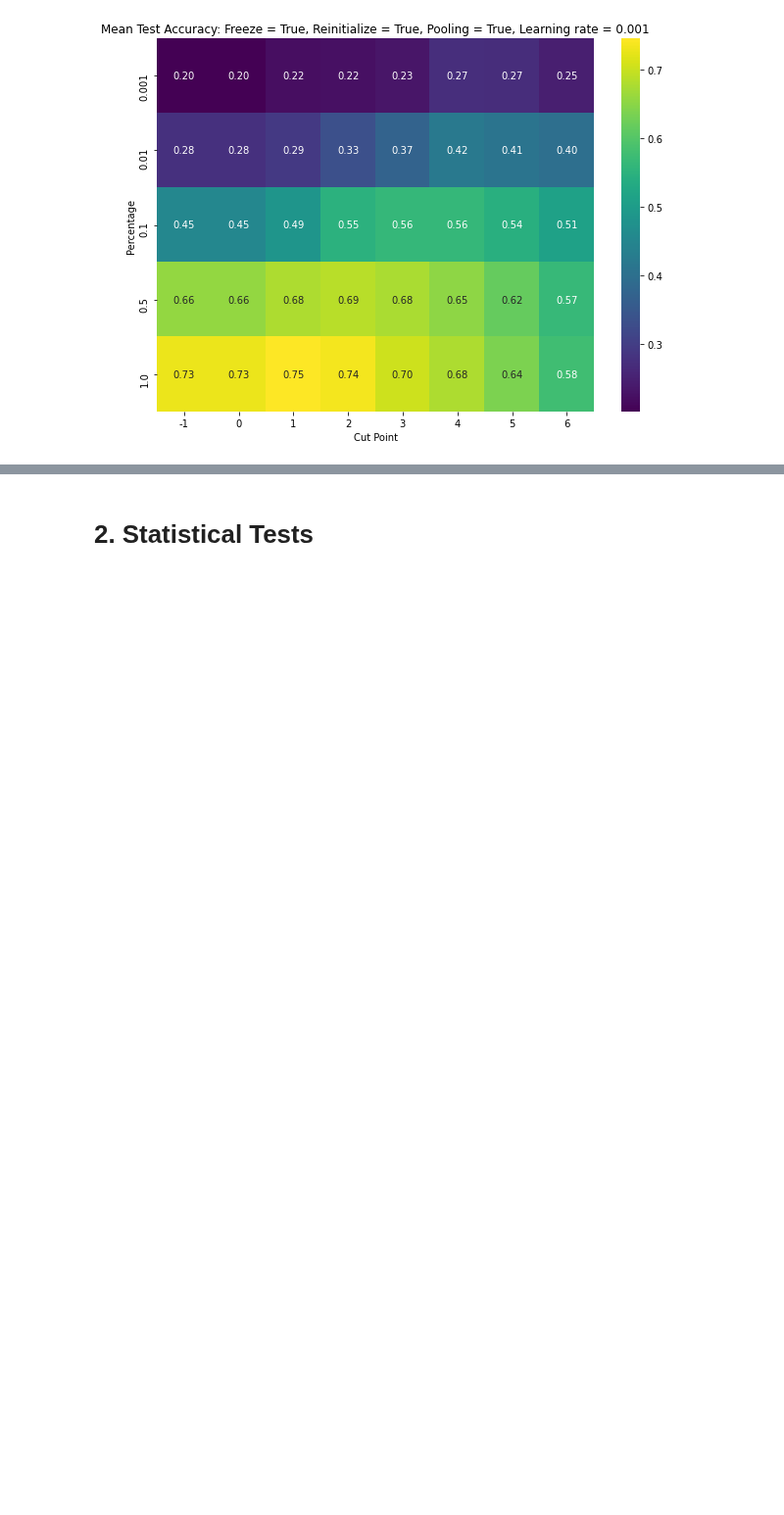
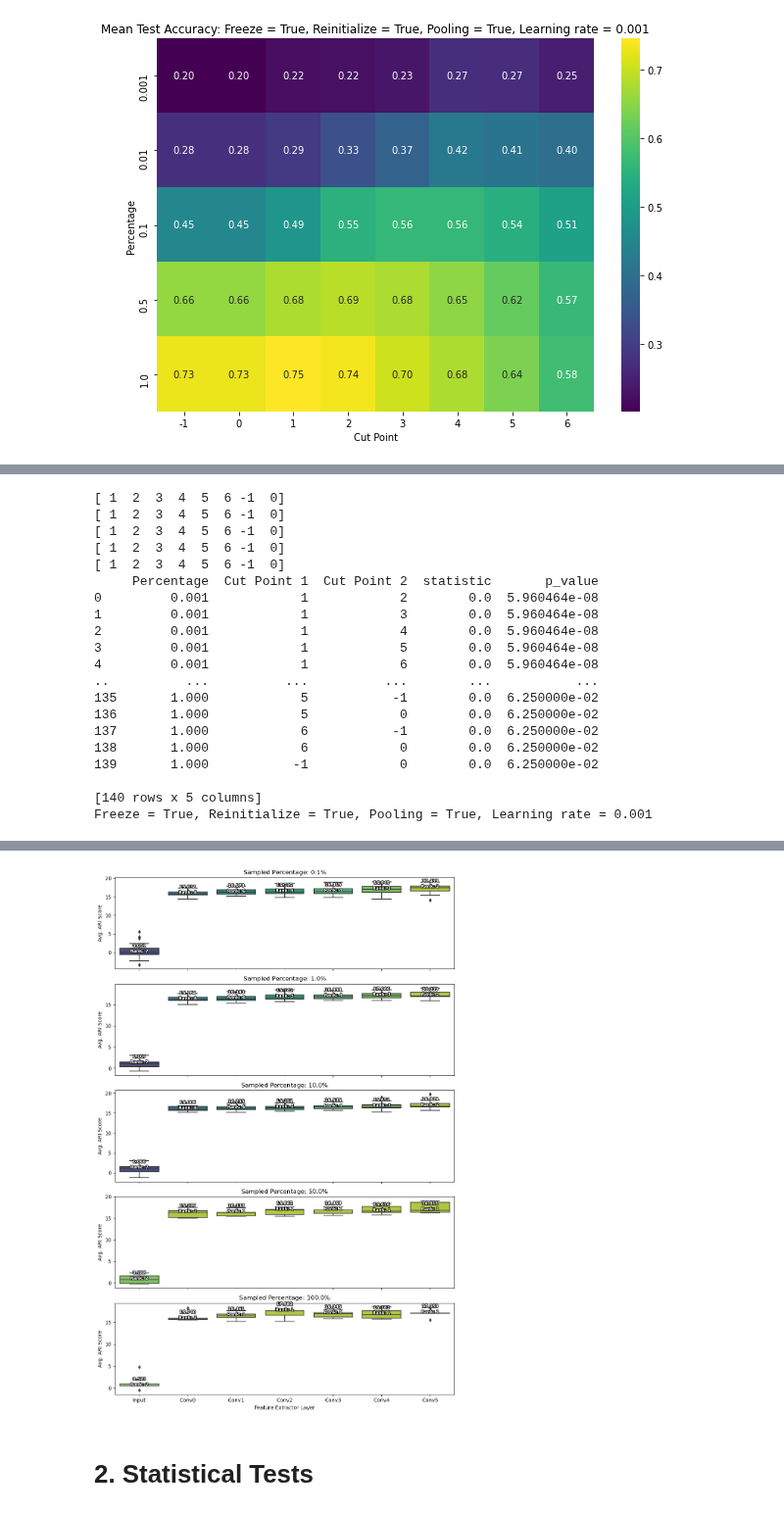
Before and after one commit to tusharmanekar/mp-tl-study, a Jupyter notebook: CIFAR/visualizations.ipynb, the cells around one changed output, grey strips where cells are left out. Shown at 98% size. Saved outputs shown, nothing was run; the diff lists cells and outputs as text; code cells hidden in the pictures; blank space fills up the shorter version.

```diff
--- a/CIFAR/visualizations.ipynb
+++ b/CIFAR/visualizations.ipynb
@@ -82,9 +82,9 @@ df_other = df.copy()
 df_empirical = df_empirical.drop(79)
 # %%
 # OR LOAD ARI Scores
-"""with open("results_jsons/ari/ari_scores_finetuned_Fashion_to_MNIST.json", "r") as f:
+with open("results/ari-scores/cifar-style-fine-tuned.json", "r") as f:
     ari_scores_all = json.load(f)
 df_ari = pd.DataFrame(ari_scores_all)
 
 # Display the DataFrame (showing the first few rows for brevity)
-df_ari.head()"""
+df_ari.head()
@@ -170,0 +414,53 @@ heatmap(df, params, figsize=(10,7))
+# %%
+map_to_cuts = {
+    "input":0,
+    "conv0":1,
+    "conv1":2,
+    "conv2":3,
+    "conv3":4,
+    "conv4":5,
+    "conv5":6,
+    "fc":-1
+}
+
+tick_labels_dict = {
+    0: "Input",
+    1: "Conv0",
+    2: "Conv1",
+    3: "Conv2",
+    4: "Conv3",
+    5: "Conv4",
+    6: "Conv5",
+    -1: "FC"
+}
+# %%
+df_ari = df_ari[df_ari["Layer"].isin(map_to_cuts.keys())]
+# %%
+df_ari["Cut Point"] = df_ari["Layer"].map(map_to_cuts)
+df_ari['Test Accuracy'] = df_ari['Avg ARI Score']
+# %%
+# run statistical tests below to get the df_rankings
+_, df_rankings = get_rankings(df=df_ari)
+df_ari_filtered = df_ari[df_ari['Layer'] != "fc"]
+box_plot(df=df_ari_filtered, rank_df=df_rankings, params=params, add_baseline=False, tick_labels_dict=tick_labels_dict)
+# %% [output]
+[ 1  2  3  4  5  6 -1  0]
+[ 1  2  3  4  5  6 -1  0]
+[ 1  2  3  4  5  6 -1  0]
+[ 1  2  3  4  5  6 -1  0]
+[ 1  2  3  4  5  6 -1  0]
+     Percentage  Cut Point 1  Cut Point 2  statistic       p_value
+0         0.001            1            2        0.0  5.960464e-08
+1         0.001            1            3        0.0  5.960464e-08
+2         0.001            1            4        0.0  5.960464e-08
+3         0.001            1            5        0.0  5.960464e-08
+4         0.001            1            6        0.0  5.960464e-08
+..          ...          ...          ...        ...           ...
+135       1.000            5           -1        0.0  6.250000e-02
+136       1.000            5            0        0.0  6.250000e-02
+137       1.000            6           -1        0.0  6.250000e-02
+138       1.000            6            0        0.0  6.250000e-02
+139       1.000           -1            0        0.0  6.250000e-02
+
+[140 rows x 5 columns]
+Freeze = True, Reinitialize = True, Pooling = True, Learning rate = 0.001
@@ -171,3 +468,4 @@ heatmap(df, params, figsize=(10,7))
+[figure, added]
 # %% [markdown]
 # 2. Statistical Tests
 # %% [markdown]
```
Also changed, not shown: parts of 6 cells of this notebook, 12 other files.
